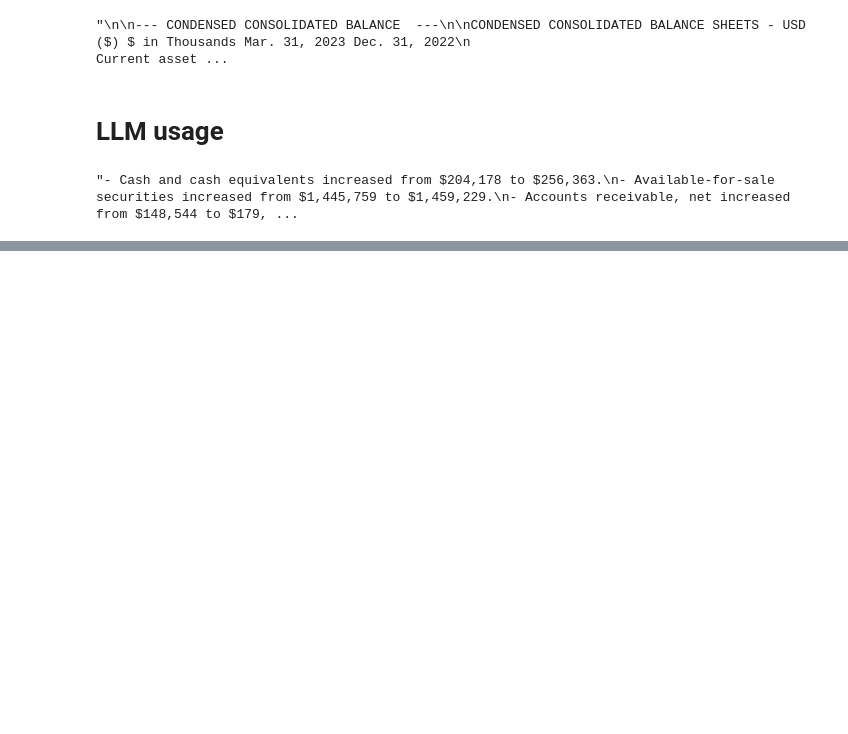
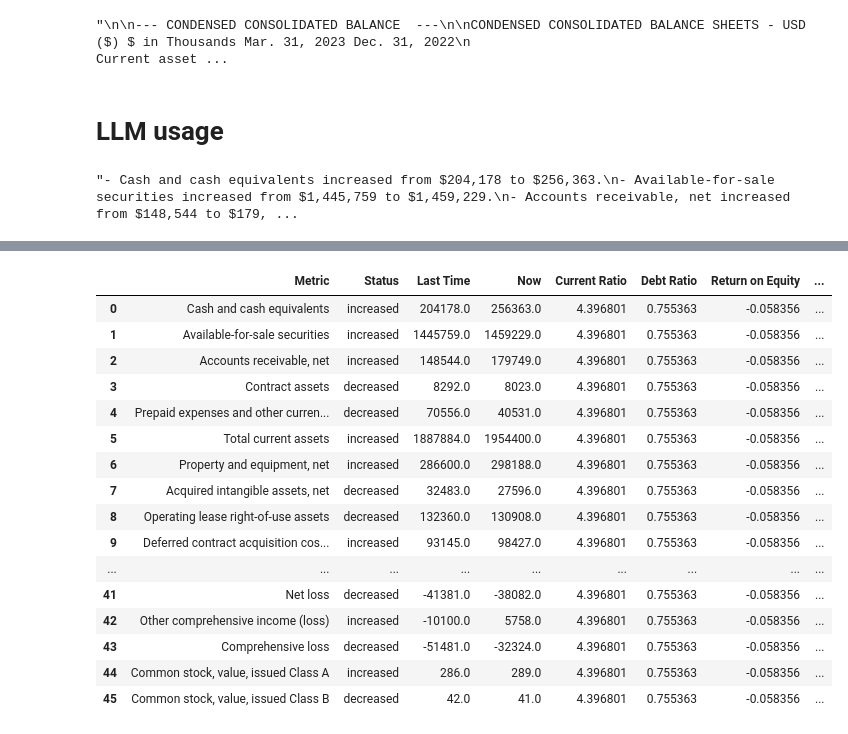
Before and after one commit to viethuy25/auto_consum, a Jupyter notebook: main.ipynb, the cells around one changed output, grey strips where cells are left out. Saved outputs shown, nothing was run; the diff lists cells and outputs as text; code cells hidden in the pictures; blank space fills up the shorter version.

```diff
--- a/main.ipynb
+++ b/main.ipynb
@@ -215,0 +266,57 @@ data
+# %%
+import matplotlib.pyplot as plt
+from math import pi
+
+# Convert money columns to float
+df = data
+# Convert money columns to float
+for col in ['Last Time', 'Now']:
+    df[col] = df[col].replace('[\$,]', '', regex=True).astype(float)
+
+# Metrics Calculation
+df['Current Ratio'] = df.loc[df['Metric'] == 'Total current assets', 'Now'].values[0] / \
+                      df.loc[df['Metric'] == 'Total current liabilities', 'Now'].values[0]
+
+df['Debt Ratio'] = df.loc[df['Metric'] == 'Total liabilities', 'Now'].values[0] / \
+                   df.loc[df['Metric'] == 'Total assets', 'Now'].values[0]
+
+df['Return on Equity'] = df.loc[df['Metric'] == 'Net loss', 'Now'].values[0] / \
+                         df.loc[df['Metric'] == "Total stockholders' equity", 'Now'].values[0]
+
+df['Revenue Growth Rate'] = (df.loc[df['Metric'] == 'Revenue', 'Now'].values[0] - \
+                             df.loc[df['Metric'] == 'Revenue', 'Last Time'].values[0]) / \
+                             df.loc[df['Metric'] == 'Revenue', 'Last Time'].values[0]
+
+# If 'Interest expense' is negative, we calculate 'Interest Coverage Ratio' as 'Loss from operations' divided by the absolute value of 'Interest expense'
+if df.loc[df['Metric'] == 'Interest expense', 'Now'].values[0] < 0:
+    df['Interest Coverage Ratio'] = df.loc[df['Metric'] == 'Loss from operations', 'Now'].values[0] / \
+                                    abs(df.loc[df['Metric'] == 'Interest expense', 'Now'].values[0])
+else:
+    df['Interest Coverage Ratio'] = np.nan
+
+df['Earnings Growth'] = (df.loc[df['Metric'] == 'Net loss', 'Now'].values[0] - \
+                         df.loc[df['Metric'] == 'Net loss', 'Last Time'].values[0]) / \
+                         abs(df.loc[df['Metric'] == 'Net loss', 'Last Time'].values[0])
+
+df['Return on Assets'] = df.loc[df['Metric'] == 'Net loss', 'Now'].values[0] / \
+                          df.loc[df['Metric'] == 'Total assets', 'Now'].values[0]
+
+df
+# %% [output]
+|  | Metric | Status | Last Time | Now | Current Ratio | Debt Ratio | Return on Equity | ... |
+| 0 | Cash and cash equivalents | increased | 204178.0 | 256363.0 | 4.396801 | 0.755363 | -0.058356 | ... |
+| 1 | Available-for-sale securities | increased | 1445759.0 | 1459229.0 | 4.396801 | 0.755363 | -0.058356 | ... |
+| 2 | Accounts receivable, net | increased | 148544.0 | 179749.0 | 4.396801 | 0.755363 | -0.058356 | ... |
+| 3 | Contract assets | decreased | 8292.0 | 8023.0 | 4.396801 | 0.755363 | -0.058356 | ... |
+| 4 | Prepaid expenses and other curren... | decreased | 70556.0 | 40531.0 | 4.396801 | 0.755363 | -0.058356 | ... |
+| 5 | Total current assets | increased | 1887884.0 | 1954400.0 | 4.396801 | 0.755363 | -0.058356 | ... |
+| 6 | Property and equipment, net | increased | 286600.0 | 298188.0 | 4.396801 | 0.755363 | -0.058356 | ... |
+| 7 | Acquired intangible assets, net | decreased | 32483.0 | 27596.0 | 4.396801 | 0.755363 | -0.058356 | ... |
+| 8 | Operating lease right-of-use assets | decreased | 132360.0 | 130908.0 | 4.396801 | 0.755363 | -0.058356 | ... |
+| 9 | Deferred contract acquisition cos... | increased | 93145.0 | 98427.0 | 4.396801 | 0.755363 | -0.058356 | ... |
+| ... | ... | ... | ... | ... | ... | ... | ... | ... |
+| 41 | Net loss | decreased | -41381.0 | -38082.0 | 4.396801 | 0.755363 | -0.058356 | ... |
+| 42 | Other comprehensive income (loss) | increased | -10100.0 | 5758.0 | 4.396801 | 0.755363 | -0.058356 | ... |
+| 43 | Comprehensive loss | decreased | -51481.0 | -32324.0 | 4.396801 | 0.755363 | -0.058356 | ... |
+| 44 | Common stock, value, issued Class A | increased | 286.0 | 289.0 | 4.396801 | 0.755363 | -0.058356 | ... |
+| 45 | Common stock, value, issued Class B | decreased | 42.0 | 41.0 | 4.396801 | 0.755363 | -0.058356 | ... |
```
Also changed, not shown: parts of 11 cells of this notebook.
